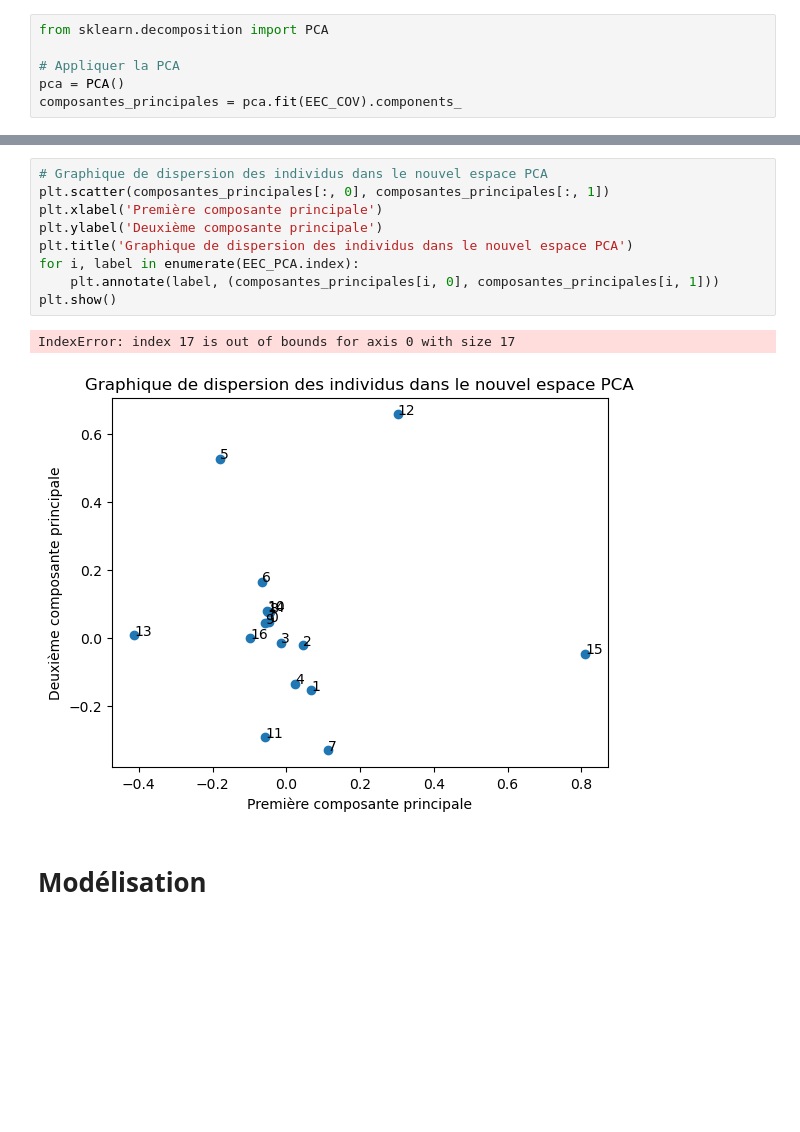
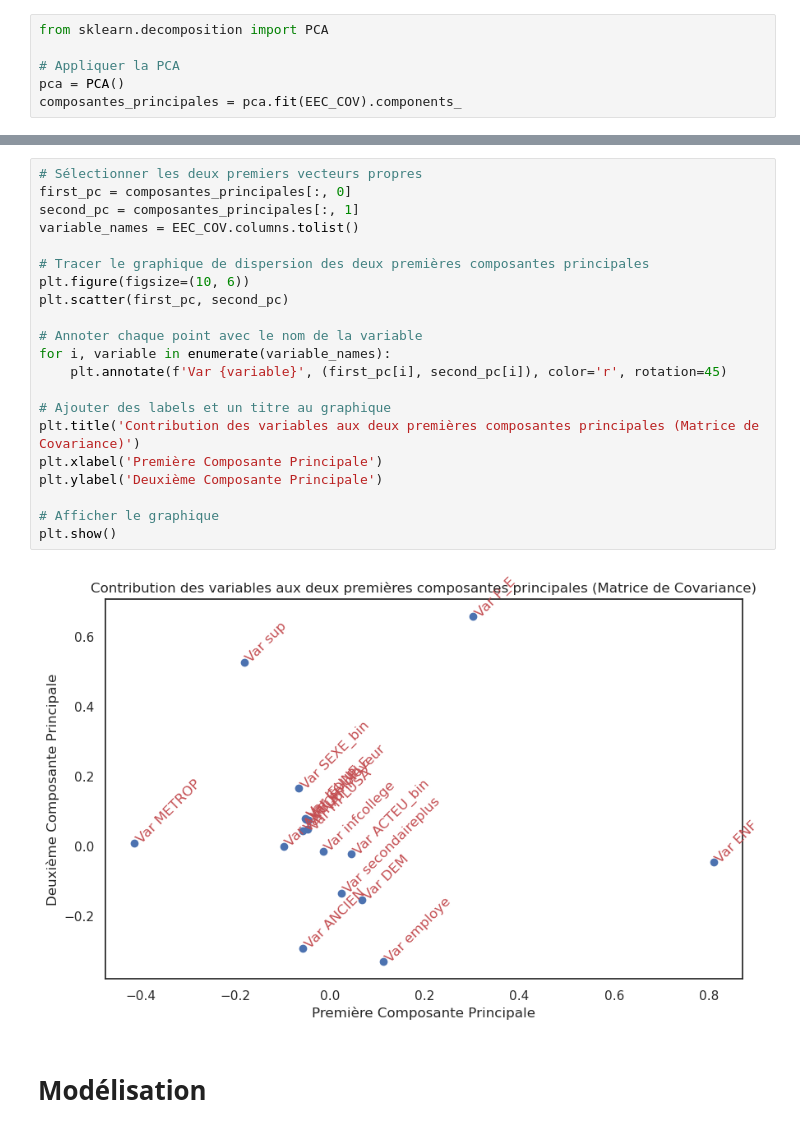
Before and after one commit to Alexis-Barrau/python_ensae, a Jupyter notebook: Scripts/Script first analysis.ipynb, the cells around one changed output, grey strips where cells are left out. Cells and saved outputs as stored; diff of their text form; blank space fills up the shorter version.

```diff
--- a/Scripts/Script first analysis.ipynb
+++ b/Scripts/Script first analysis.ipynb
@@ -356,15 +370,26 @@ plt.show()
-# %%
-# Graphique de dispersion des individus dans le nouvel espace PCA
-plt.scatter(composantes_principales[:, 0], composantes_principales[:, 1])
-plt.xlabel('Première composante principale')
-plt.ylabel('Deuxième composante principale')
-plt.title('Graphique de dispersion des individus dans le nouvel espace PCA')
-for i, label in enumerate(EEC_PCA.index):
-    plt.annotate(label, (composantes_principales[i, 0], composantes_principales[i, 1]))
-plt.show()
-# %% [output]
-IndexError: index 17 is out of bounds for axis 0 with size 17
-[figure, removed]
+# %%
+# Sélectionner les deux premiers vecteurs propres
+first_pc = composantes_principales[:, 0]
+second_pc = composantes_principales[:, 1]
+variable_names = EEC_COV.columns.tolist()
+
+# Tracer le graphique de dispersion des deux premières composantes principales
+plt.figure(figsize=(10, 6))
+plt.scatter(first_pc, second_pc)
+
+# Annoter chaque point avec le nom de la variable
+for i, variable in enumerate(variable_names):
+    plt.annotate(f'Var {variable}', (first_pc[i], second_pc[i]), color='r', rotation=45)
+
+# Ajouter des labels et un titre au graphique
+plt.title('Contribution des variables aux deux premières composantes principales (Matrice de Covariance)')
+plt.xlabel('Première Composante Principale')
+plt.ylabel('Deuxième Composante Principale')
+
+# Afficher le graphique
+plt.show()
+# %% [output]
+[figure, added]
 # %% [markdown]
 # Modélisation
 # %%
```
Also changed, not shown: parts of 13 cells of this notebook.
